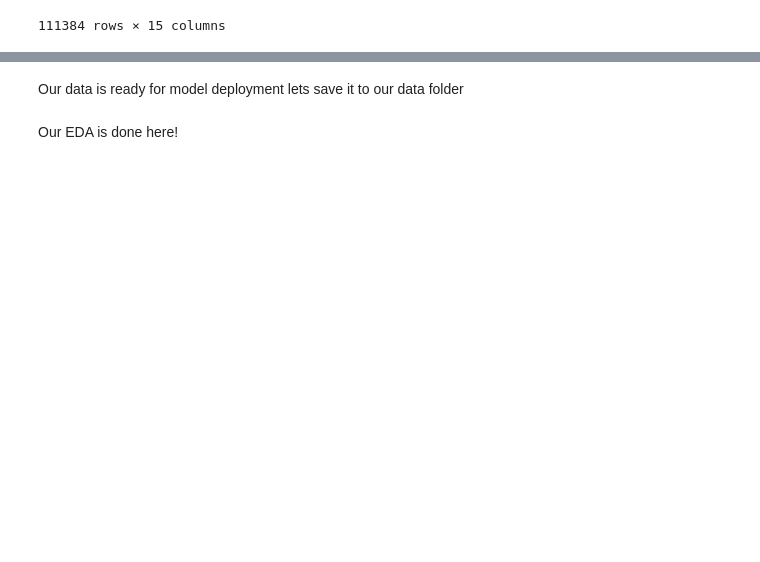
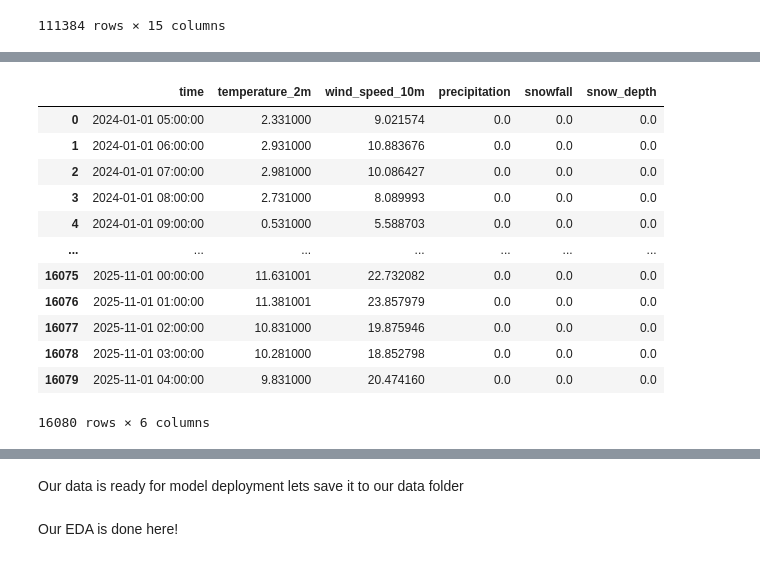
Before and after one commit to andrewsuh98/da-project-citibike, a Jupyter notebook: notebooks/EDA_component.ipynb, the cells around one changed output, grey strips where cells are left out. Drawn from its saved outputs; the diff is of its cells as text; code cells hidden in the pictures; blank space fills up the shorter version.

```diff
--- a/notebooks/EDA_component.ipynb
+++ b/notebooks/EDA_component.ipynb
@@ -339,0 +359,17 @@ hourly_df
+# %%
+weather_df["time"] = pd.to_datetime(weather_df["time"], utc=True) #make sure we have correct timezone
+weather_df["time"] = weather_df["time"].dt.tz_convert(None)   # remove timezone
+# %% [output]
+|  | time | temperature_2m | wind_speed_10m | precipitation | snowfall | snow_depth |
+| 0 | 2024-01-01 05:00:00 | 2.331000 | 9.021574 | 0.0 | 0.0 | 0.0 |
+| 1 | 2024-01-01 06:00:00 | 2.931000 | 10.883676 | 0.0 | 0.0 | 0.0 |
+| 2 | 2024-01-01 07:00:00 | 2.981000 | 10.086427 | 0.0 | 0.0 | 0.0 |
+| 3 | 2024-01-01 08:00:00 | 2.731000 | 8.089993 | 0.0 | 0.0 | 0.0 |
+| 4 | 2024-01-01 09:00:00 | 0.531000 | 5.588703 | 0.0 | 0.0 | 0.0 |
+| ... | ... | ... | ... | ... | ... | ... |
+| 16075 | 2025-11-01 00:00:00 | 11.631001 | 22.732082 | 0.0 | 0.0 | 0.0 |
+| 16076 | 2025-11-01 01:00:00 | 11.381001 | 23.857979 | 0.0 | 0.0 | 0.0 |
+| 16077 | 2025-11-01 02:00:00 | 10.831000 | 19.875946 | 0.0 | 0.0 | 0.0 |
+| 16078 | 2025-11-01 03:00:00 | 10.281000 | 18.852798 | 0.0 | 0.0 | 0.0 |
+| 16079 | 2025-11-01 04:00:00 | 9.831000 | 20.474160 | 0.0 | 0.0 | 0.0 |
+16080 rows × 6 columns
```
Also changed, not shown: parts of 7 cells of this notebook.
